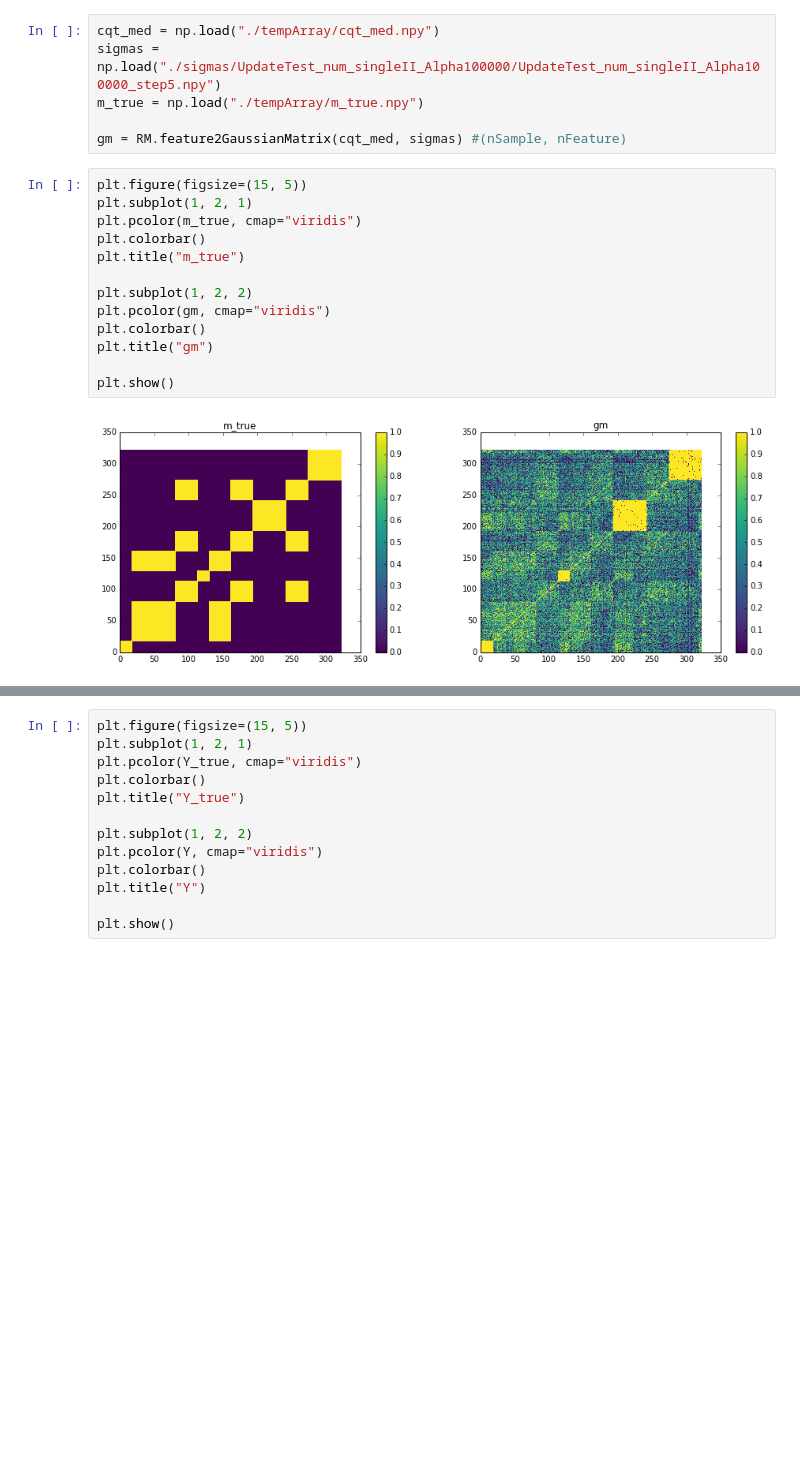
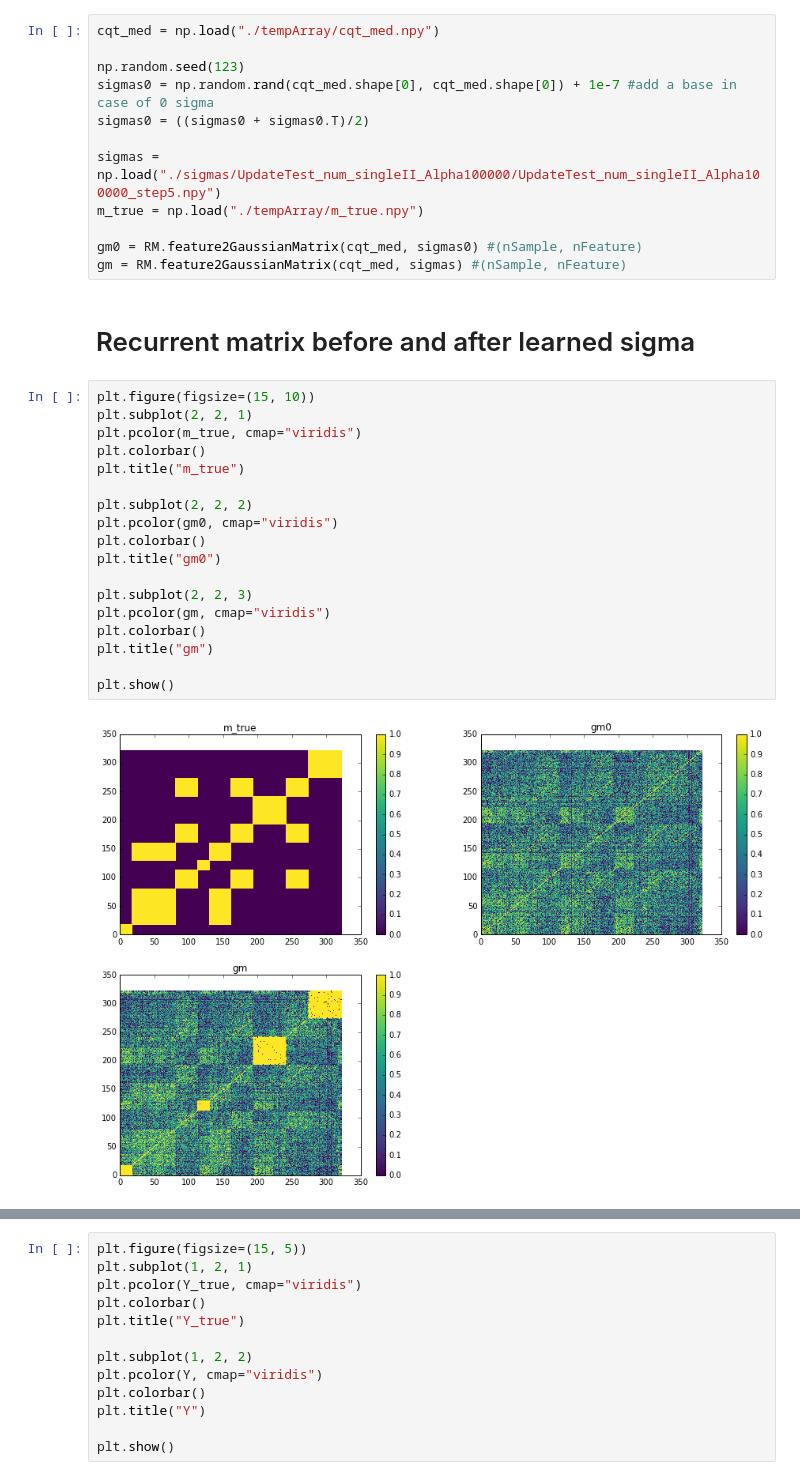
Before and after one commit to jfriend08/IndependentStudy, a Jupyter notebook: model/learnedSigmaToBoundary.ipynb, the cells around one changed output, grey strips where cells are left out. Saved outputs shown, nothing was run; the diff lists cells and outputs as text; blank space fills up the shorter version.

```diff
--- a/model/learnedSigmaToBoundary.ipynb
+++ b/model/learnedSigmaToBoundary.ipynb
@@ -13,22 +19,35 @@ import RecurrenceMatrix as RM
 # %%
 cqt_med = np.load("./tempArray/cqt_med.npy")
+
+np.random.seed(123)
+sigmas0 = np.random.rand(cqt_med.shape[0], cqt_med.shape[0]) + 1e-7 #add a base in case of 0 sigma
+sigmas0 = ((sigmas0 + sigmas0.T)/2)
+
 sigmas = np.load("./sigmas/UpdateTest_num_singleII_Alpha100000/UpdateTest_num_singleII_Alpha100000_step5.npy")
 m_true = np.load("./tempArray/m_true.npy")
 
+gm0 = RM.feature2GaussianMatrix(cqt_med, sigmas0) #(nSample, nFeature)
 gm = RM.feature2GaussianMatrix(cqt_med, sigmas) #(nSample, nFeature)
+# %% [markdown]
+# Recurrent matrix before and after learned sigma
 # %%
-plt.figure(figsize=(15, 5))
-plt.subplot(1, 2, 1)
+plt.figure(figsize=(15, 10))
+plt.subplot(2, 2, 1)
 plt.pcolor(m_true, cmap="viridis")
 plt.colorbar()
 plt.title("m_true")
 
-plt.subplot(1, 2, 2)
+plt.subplot(2, 2, 2)
+plt.pcolor(gm0, cmap="viridis")
+plt.colorbar()
+plt.title("gm0")
+
+plt.subplot(2, 2, 3)
 plt.pcolor(gm, cmap="viridis")
 plt.colorbar()
 plt.title("gm")
 
 plt.show()
 # %% [output]
-[figure, old version]
+[figure, new version]
 # %%
```
Also changed, not shown: parts of 4 cells of this notebook.
